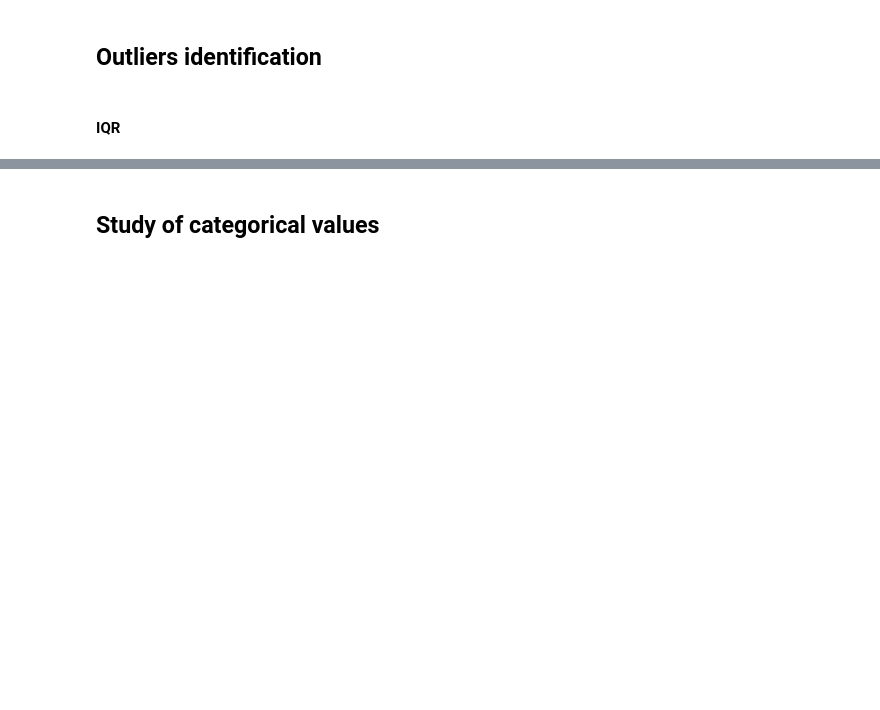
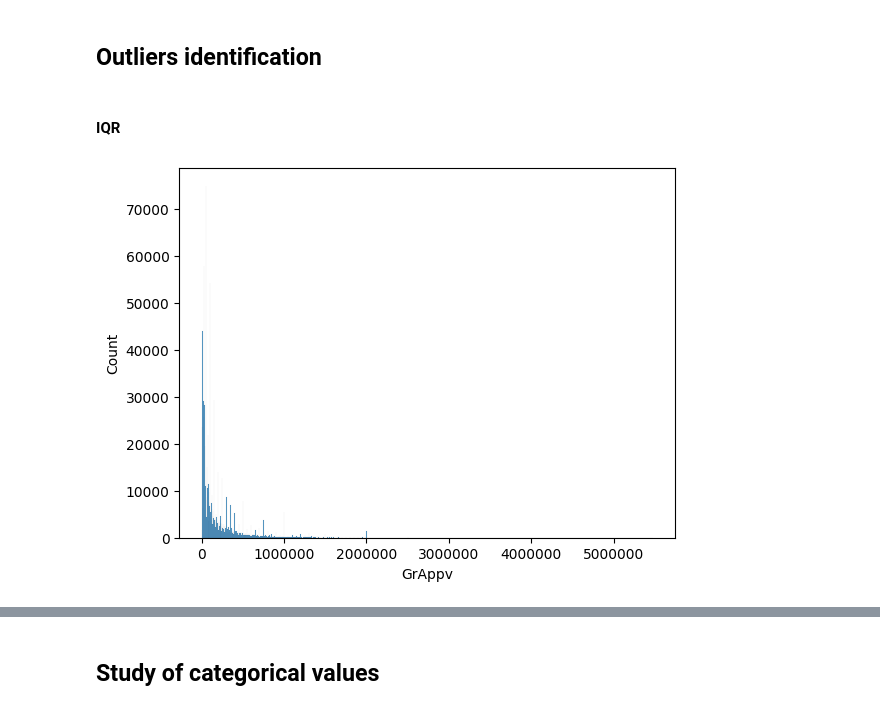
Before and after one commit to RaoufAddeche/Simplon_SBA-modelisation, a Jupyter notebook: visualization_datas.ipynb, the cells around one changed output, grey strips where cells are left out. Cells and saved outputs as stored; diff of their text form; code cells hidden in the pictures; blank space fills up the shorter version.

```diff
--- a/visualization_datas.ipynb
+++ b/visualization_datas.ipynb
@@ -49,3 +38,10 @@ Why 'NewExist' columns is in float type ? Maybe we will have to change that for
 #### IQR
 # %%
 #Is there a meaning to do this part since all our continue variables seems to be more categorical value than continuous one.
+fig, ax = plt.subplots()
+# ax.plot(x,y)
+sns.histplot(df, x="GrAppv", ax=ax)
+ax.ticklabel_format(style='plain', axis='x')
+plt.show()
+# %% [output]
+[figure, added]
```
Also changed, not shown: parts of 5 cells of this notebook, 2 other files.
